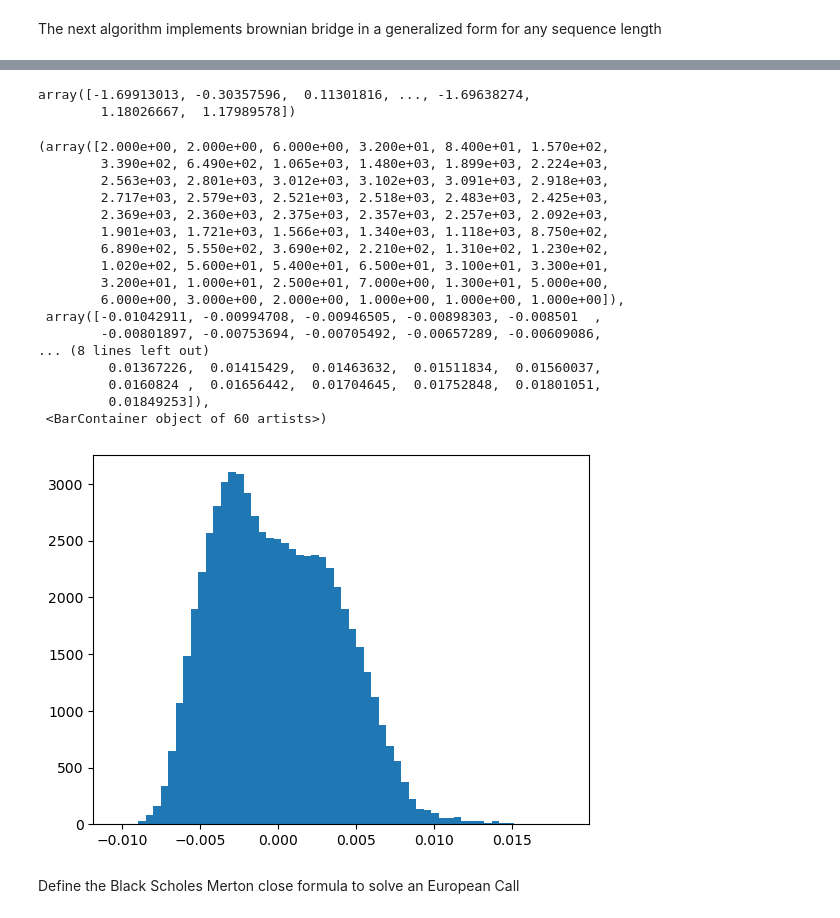
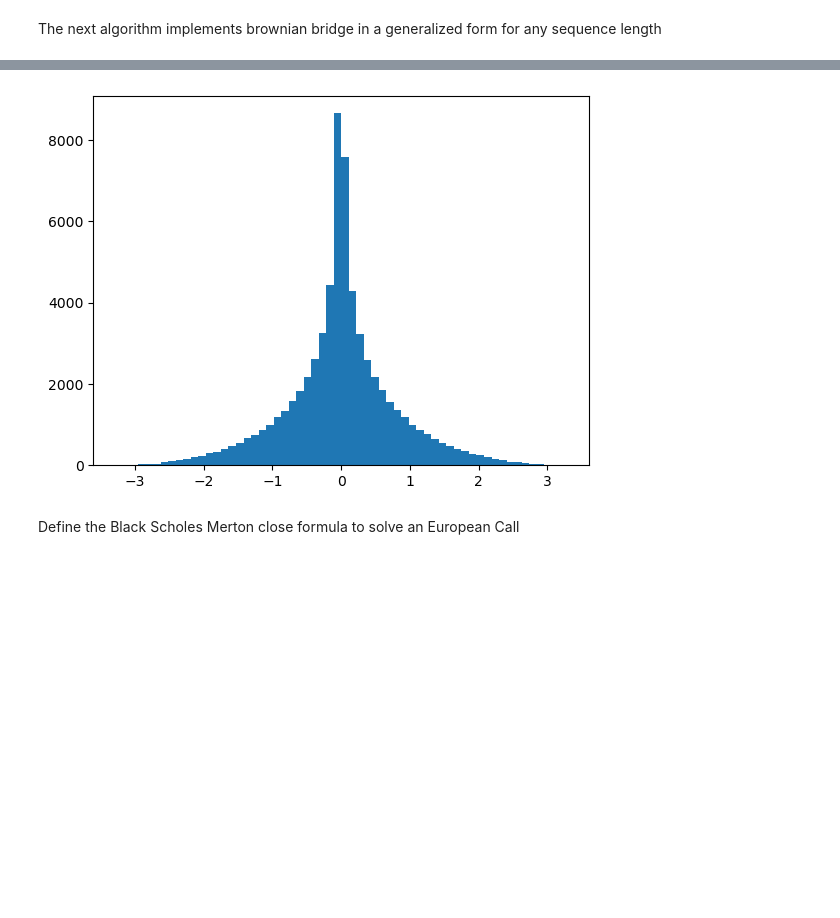
Before and after one commit to fbristotti/cqf, a Jupyter notebook: final/final.ipynb, the cells around one changed output, grey strips where cells are left out. Drawn from its saved outputs; the diff is of its cells as text; code cells hidden in the pictures; blank space fills up the shorter version.

```diff
--- a/final/final.ipynb
+++ b/final/final.ipynb
@@ -406,7 +368,0 @@ my_sobol(3)
-# %%
-N = 2**3
-kk = my_sobol(N+4)[4:N+4]
-kk
-lll = norm.ppf(kk)
-lll.sort()
-lll
@@ -439,9 +375,9 @@ array([[0.        ],
 # %%
-def get_W(N, low_discrepancy, antithetic):
+def get_B(N, low_discrepancy, antithetic):
     if low_discrepancy:
-        sampler = qmc.Sobol(d=1, scramble=False)
-        sample = sampler.random_base2(m=math.ceil(np.log2(N))+1)[1:N+1]
-        return norm.ppf(sample)
+        sampler = qmc.Sobol(d=1, scramble=True)
+        sample = sampler.random_base2(m=math.ceil(np.log2(N))+1)[0:N]
+        return norm.ppf(sample[:, 0])
     else:
         if antithetic == True:
             k =  np.random.randn(int(N/2))
@@ -457,9 +393,9 @@ ys = [(1./(np.sqrt(2*math.pi)))*np.exp(-(x**2)/2) for x in xs]
 
 N = 2**10
 ax1.hist(get_W(N, low_discrepancy=True, antithetic=True), bins=30)
-ax1.twinx().plot(xs, ys, 'r', label=False)
+ax1.twinx().plot(xs, ys, 'r', label=False);
 ax2.hist(get_W(N, low_discrepancy=False, antithetic=True), bins=30)
-ax2.twinx().plot(xs, ys, 'r', label=False)
+ax2.twinx().plot(xs, ys, 'r', label=False);
 ax3.hist(get_W(N, low_discrepancy=False, antithetic=False), bins=30)
-ax3.twinx().plot(xs, ys, 'r', label=False)
+ax3.twinx().plot(xs, ys, 'r', label=False);
 # %% [output]
@@ -481,60 +403,38 @@ array([[ 0.00000000e+00],
-# %%
-N = 2**12
-get_W(N, low_discrepancy=True, antithetic=True)
-# %% [output]
-array([-1.69913013, -0.30357596,  0.11301816, ..., -1.69638274,
-        1.18026667,  1.17989578])
 # %%
-def brownian_bridge(B, N, T, sigma):
+def get_brownian_bridge(B, N, T):
 
+    Z = B.cumsum()
     W = np.zeros(N+1)
     dt = T / N
-    W[N] = B[N-1] * np.sqrt(T)
+    W[N] = Z[N-1]
 
-    def brownian_bridge_recur(i, k, sigma):
+    def brownian_bridge_recur(i, k):
         if k - i < 2:
             return
 
         j = int((k + i)/2)
 
         _t = (j-i)*dt
         _T = (k-i)*dt
         gamma = _t/_T
         stdev = gamma*(1-gamma)*_T
-        W[j] = (1-gamma)*W[i] + gamma*W[k] + sigma * np.sqrt(stdev) * B[j-1]
+        W[j] = (1-gamma)*W[i] + gamma*W[k] + np.sqrt(stdev) * Z[j-1]
 
-        brownian_bridge_recur(i, j, sigma)
-        brownian_bridge_recur(j, k, sigma)
+        brownian_bridge_recur(i, j)
+        brownian_bridge_recur(j, k)
 
-    brownian_bridge_recur(0,N, sigma)
+    brownian_bridge_recur(0,N)
     return W
 
 N = 2**16
 T = 1
 dt = T / N
-B = get_W(N+1, low_discrepancy=True, antithetic=True)
-bbrr = brownian_bridge(B, N, T, 1)
+B = get_B(N+1, low_discrepancy=False, antithetic=True)
+bbrr = get_brownian_bridge(B, N, T)
 
 aaa = bbrr[2:] - bbrr[1:-1]
-plt.hist(aaa, bins=60)
+plt.hist(aaa, bins=60);
 # %% [output]
-(array([2.000e+00, 2.000e+00, 6.000e+00, 3.200e+01, 8.400e+01, 1.570e+02,
-        3.390e+02, 6.490e+02, 1.065e+03, 1.480e+03, 1.899e+03, 2.224e+03,
-        2.563e+03, 2.801e+03, 3.012e+03, 3.102e+03, 3.091e+03, 2.918e+03,
-        2.717e+03, 2.579e+03, 2.521e+03, 2.518e+03, 2.483e+03, 2.425e+03,
-        2.369e+03, 2.360e+03, 2.375e+03, 2.357e+03, 2.257e+03, 2.092e+03,
-        1.901e+03, 1.721e+03, 1.566e+03, 1.340e+03, 1.118e+03, 8.750e+02,
-        6.890e+02, 5.550e+02, 3.690e+02, 2.210e+02, 1.310e+02, 1.230e+02,
-        1.020e+02, 5.600e+01, 5.400e+01, 6.500e+01, 3.100e+01, 3.300e+01,
-        3.200e+01, 1.000e+01, 2.500e+01, 7.000e+00, 1.300e+01, 5.000e+00,
-        6.000e+00, 3.000e+00, 2.000e+00, 1.000e+00, 1.000e+00, 1.000e+00]),
- array([-0.01042911, -0.00994708, -0.00946505, -0.00898303, -0.008501  ,
-        -0.00801897, -0.00753694, -0.00705492, -0.00657289, -0.00609086,
-... (8 lines left out)
-         0.01367226,  0.01415429,  0.01463632,  0.01511834,  0.01560037,
-         0.0160824 ,  0.01656442,  0.01704645,  0.01752848,  0.01801051,
-         0.01849253]),
- <BarContainer object of 60 artists>)
-[figure, old version]
+[figure, new version]
 # %% [markdown]
 Define the Black Scholes Merton close formula to solve an European Call
```
Also changed, not shown: parts of 22 cells of this notebook, 2 other files.
